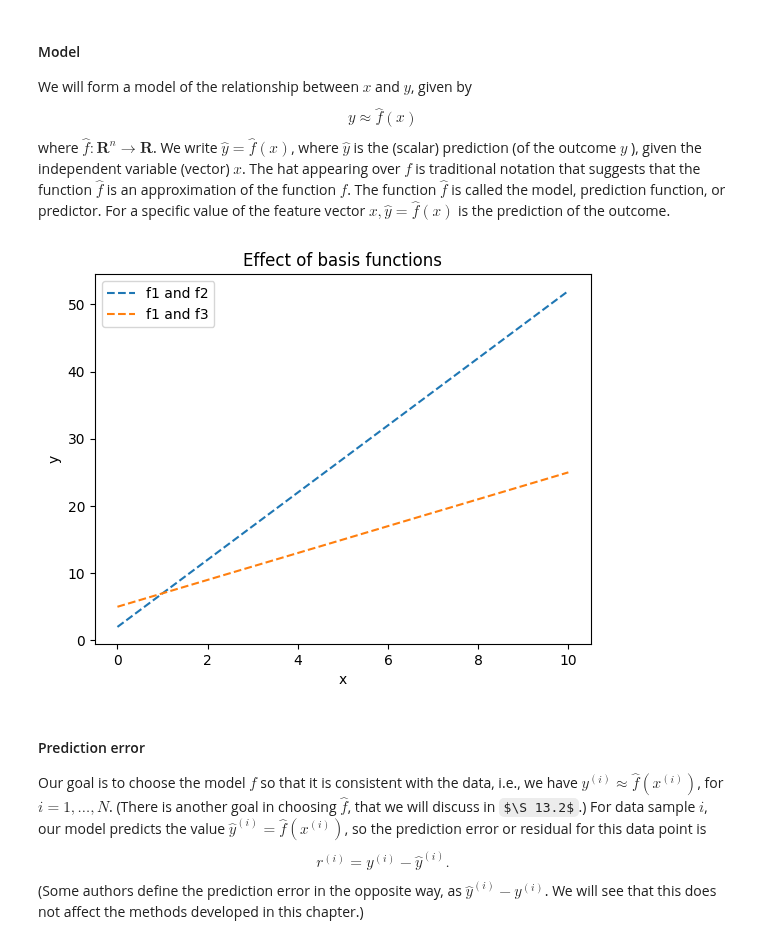
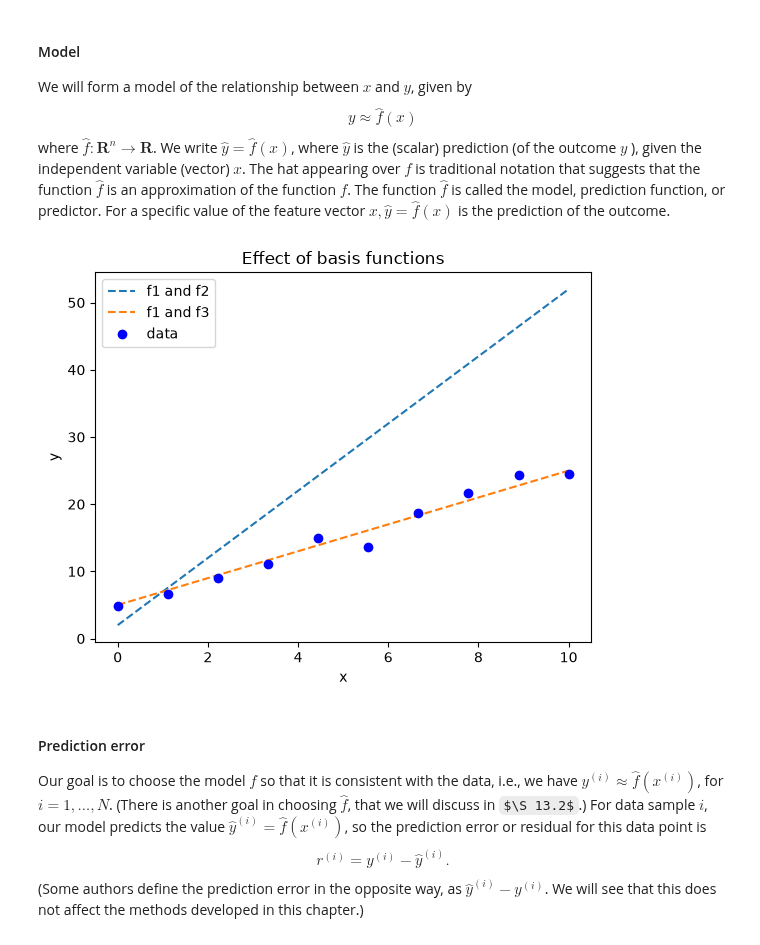
Before and after one commit to deumath/jupyterlite, a Jupyter notebook: content/MathML/lecture_slides_ch_06.ipynb, the cells around one changed output. Saved outputs shown, nothing was run; the diff lists cells and outputs as text; code cells hidden in the pictures; some formulas as TeX source.

```diff
--- a/content/MathML/lecture_slides_ch_06.ipynb
+++ b/content/MathML/lecture_slides_ch_06.ipynb
@@ -214,23 +218,24 @@ where $\hat{f}: \mathbf{R}^n \rightarrow \mathbf{R}$. We write $\hat{y}=\hat{f}(
 def linear_model(theta, x, basis):
     # Theta is the parameter vector
     # x is the data
-    return theta[0] * basis[0](x) + theta[1] * basis[1](x)
+    return sum(t * b(x) for t, b in zip(theta, basis))
 # %%
 # Evaluate the linear model with different basis functions
 y1 = linear_model([2, 5], x, [f1, f2])
 y2 = linear_model([2, 5], x, [f2, f1])
 
 # Plot the results
-plt.plot(x, y1, '--', label='f1 and f2')
-plt.plot(x, y2, '--', label='f1 and f3')
+plt.plot(x, y1, "--", label="f1 and f2")
+plt.plot(x, y2, "--", label="f1 and f3")
+plt.plot(x, y, "bo", label="data")
 
-plt.xlabel('x')
-plt.ylabel('y')
-plt.title('Effect of basis functions')
+plt.xlabel("x")
+plt.ylabel("y")
+plt.title("Effect of basis functions")
 plt.legend()
 plt.show()
 # %% [output]
-[figure, old version]
+[figure, new version]
 # %% [markdown]
 #### Prediction error
 
```
Also changed, not shown: parts of 20 cells of this notebook, 7 other files.
